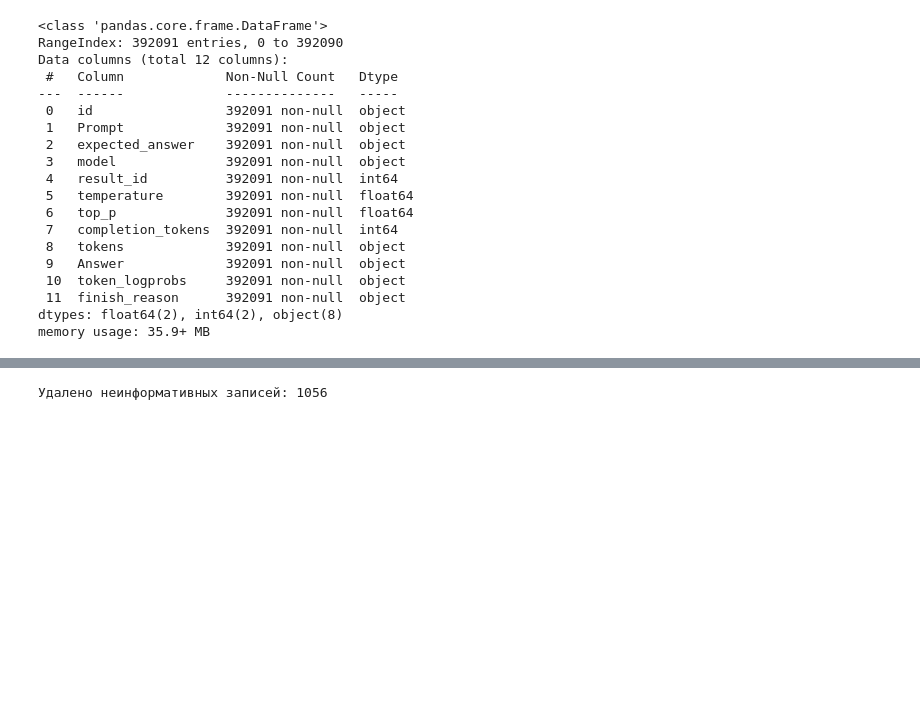
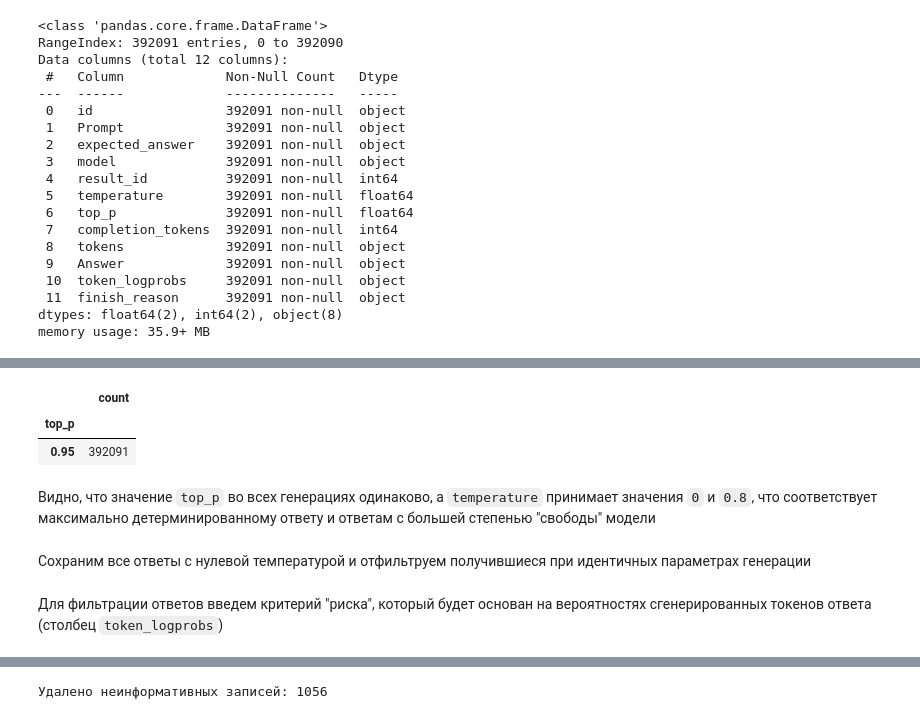
Before and after one commit to EliseevVadim/advanced-hallucinations-detection, a Jupyter notebook: raw_data_preparation.ipynb, the cells around one changed output, grey strips where cells are left out. Cells and saved outputs as stored; diff of their text form; code cells hidden in the pictures; blank space fills up the shorter version.

```diff
--- a/raw_data_preparation.ipynb
+++ b/raw_data_preparation.ipynb
@@ -50,0 +96,12 @@ memory usage: 35.9+ MB
+# %%
+queries_df.top_p.value_counts().to_frame()
+# %% [output]
+|  | count |
+| top_p |  |
+| 0.95 | 392091 |
+# %% [markdown]
+Видно, что значение `top_p` во всех генерациях одинаково, а `temperature` принимает значения `0` и `0.8`, что соответствует максимально детерминированному ответу и ответам с большей степенью "свободы" модели
+# %% [markdown]
+Сохраним все ответы с нулевой температурой и отфильтруем получившиеся при идентичных параметрах генерации
+# %% [markdown]
+Для фильтрации ответов введем критерий "риска", который будет основан на вероятностях сгенерированных токенов ответа (столбец `token_logprobs`)
```
Also changed, not shown: parts of 24 cells of this notebook.
